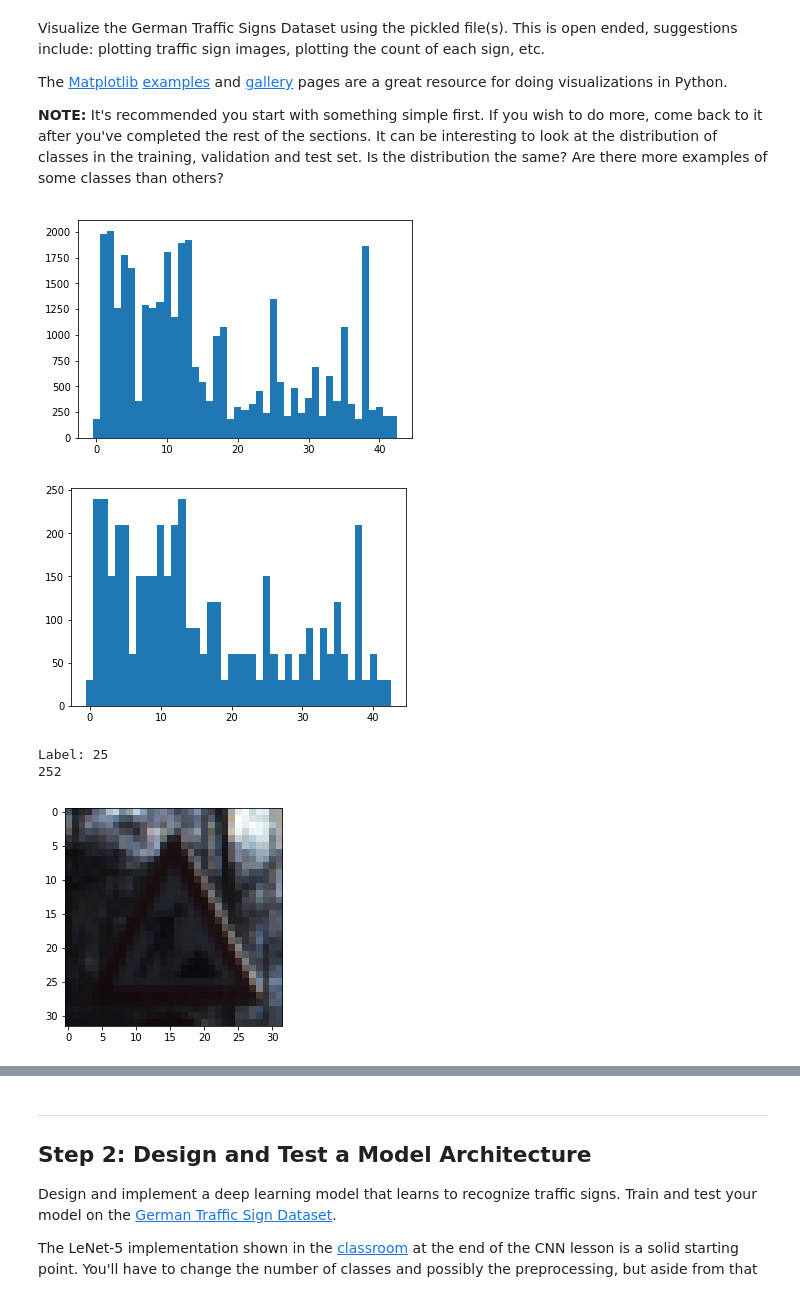
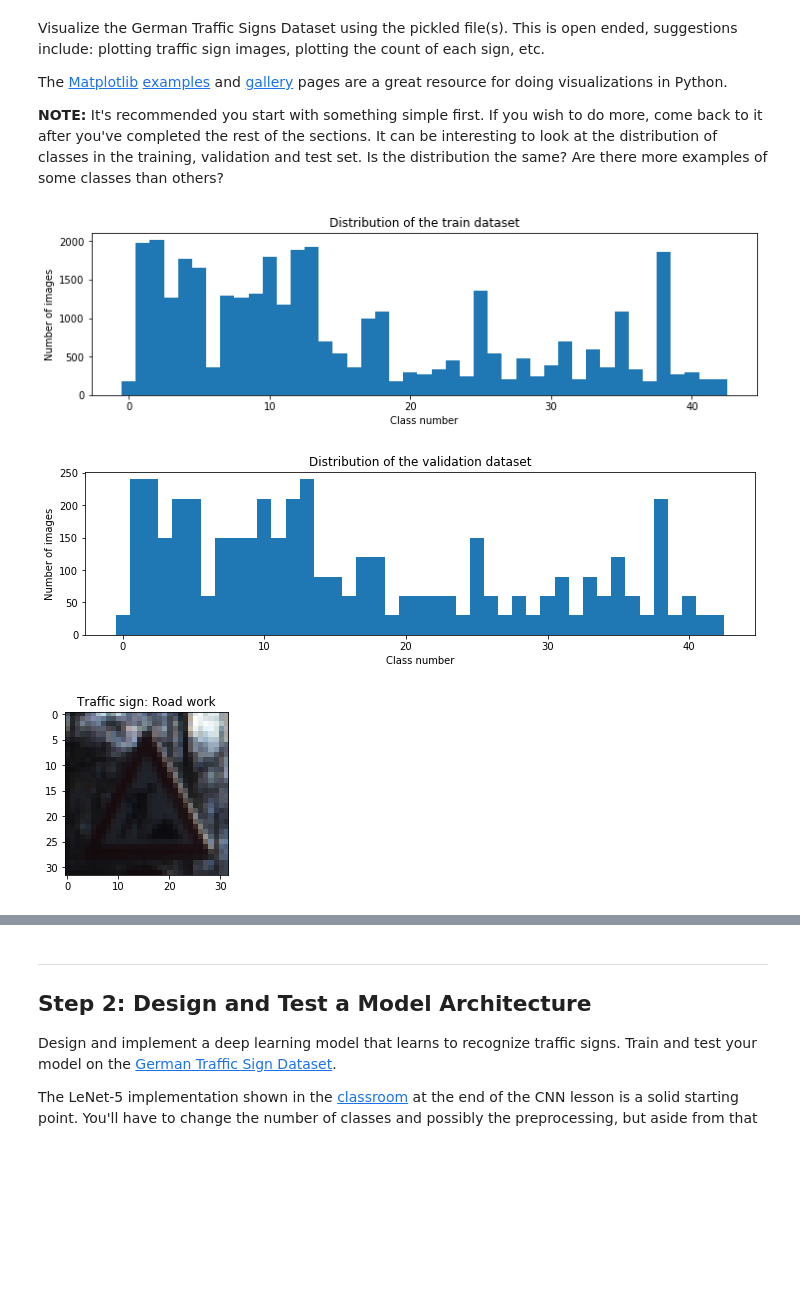
Before and after one commit to delafu/CarND-Traffic-Sign-Classifier-Project, a Jupyter notebook: Traffic_Sign_Classifier.ipynb, the cells around one changed output, grey strips where cells are left out. Cells and saved outputs as stored; diff of their text form; code cells hidden in the pictures; blank space fills up the shorter version.

```diff
--- a/Traffic_Sign_Classifier.ipynb
+++ b/Traffic_Sign_Classifier.ipynb
@@ -23,26 +23,27 @@ The [rubric](https://review.udacity.com/#!/rubrics/481/view) contains "Stand Out
 # Load pickled data
 import pickle
 from numpy import loadtxt
+import pandas as pd
 
 # TODO: Fill this in based on where you saved the training and testing data
 
 training_file = '../traffic-signs-data/train.p'
 validation_file='../traffic-signs-data/valid.p'
 testing_file = '../traffic-signs-data/test.p'
-
+df=pd.read_csv('signnames.csv', sep=',',header=0)
 with open(training_file, mode='rb') as f:
     train = pickle.load(f)
 with open(validation_file, mode='rb') as f:
     valid = pickle.load(f)
 with open(testing_file, mode='rb') as f:
     test = pickle.load(f)
-
 #key_value = loadtxt("signnames.csv", delimiter=",")
 #mydict = { k:v for k,v in key_value }
-
 X_train, y_train = train['features'], train['labels']
 X_valid, y_valid = valid['features'], valid['labels']
 X_test, y_test = test['features'], test['labels']
+sample_sign_number=34567
+sample_original_sign=X_train[sample_sign_number]
 # %% [markdown]
 ---
 
@@ -97,36 +100,40 @@ The [Matplotlib](http://matplotlib.org/) [examples](http://matplotlib.org/exampl
 # %%
 ### Data exploration visualization code goes here.
 ### Feel free to use as many code cells as needed.
 import matplotlib.pyplot as plt
 from collections import Counter
 import numpy as np
 # Visualizations will be shown in the notebook.
 %matplotlib inline
+import matplotlib.pyplot
+plt.rcParams["figure.figsize"] = (12,3)
 counter=Counter(y_train)
 labels, values = zip(*counter.items())
 
 indexes = np.arange(len(labels))
 width = 1
-
+plt.title("Distribution of the train dataset")
+plt.xlabel("Class number")
+plt.ylabel("Number of images")
 plt.bar(indexes, values, width)
 plt.show()
 counter=Counter(y_valid)
 labels, values = zip(*counter.items())
 mediana=np.median(values)
 
 indexes = np.arange(len(labels))
 width = 1
-
+plt.title("Distribution of the validation dataset")
+plt.xlabel("Class number")
+plt.ylabel("Number of images")
 plt.bar(indexes, values, width)
 plt.show()
 
 index=34798
-print('Label: {}'.format(y_train[index]))
+plt.title('Traffic sign: {}'.format(df['SignName'][y_train[index]]))
 plt.imshow(X_train[index])
-print(np.max(X_train[index]))
+plt.show()
 # %% [output]
-[figure, old version]
+[figure, new version]
-[figure, old version]
+[figure, new version]
-Label: 25
-252
-[figure, old version]
+[figure, new version]
```
Also changed, not shown: parts of 13 cells of this notebook, 5 other files.
